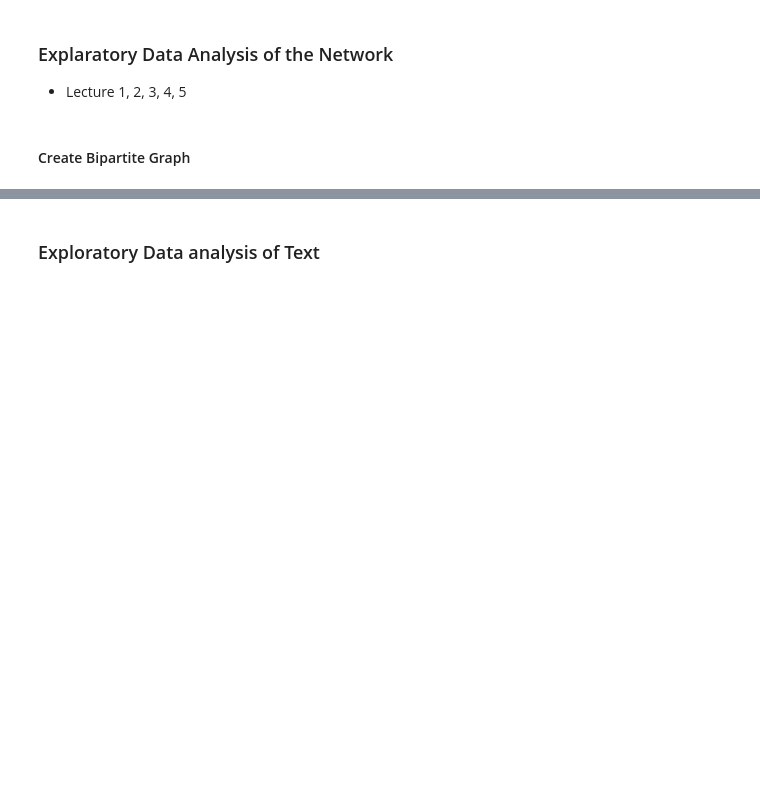
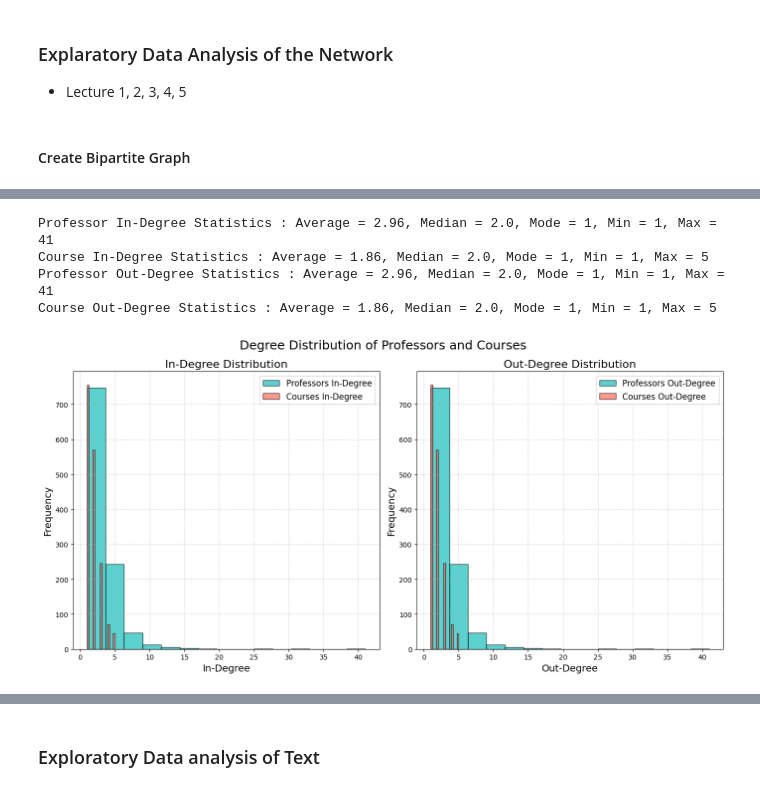
Before and after one commit to yonnaklaassen/SocialGraphs, a Jupyter notebook: final-project/main.ipynb, the cells around one changed output, grey strips where cells are left out. Saved outputs shown, nothing was run; the diff lists cells and outputs as text; code cells hidden in the pictures; blank space fills up the shorter version.

```diff
--- a/final-project/main.ipynb
+++ b/final-project/main.ipynb
@@ -293,0 +372,72 @@ Bipartite graph created with 2767 nodes and 4802 edges.
+# %%
+# Convert the bipartite graph to directed graph
+B_directed = B.to_directed()
+
+professors = {node for node, data in B_directed.nodes(data=True) if data['bipartite'] == 0}
+courses = {node for node, data in B_directed.nodes(data=True) if data['bipartite'] == 1}
+
+professor_in_degrees = [in_degrees[professor] for professor in professors]
+course_in_degrees = [in_degrees[course] for course in courses]
+professor_out_degrees = [out_degrees[professor] for professor in professors]
+course_out_degrees = [out_degrees[course] for course in courses]
+
+professor_in_avg = sum(professor_in_degrees) / len(professor_in_degrees)
+professor_in_median = statistics.median(professor_in_degrees)
+professor_in_mode = statistics.mode(professor_in_degrees)
+professor_in_min = min(professor_in_degrees)
+professor_in_max = max(professor_in_degrees)
+
+course_in_avg = sum(course_in_degrees) / len(course_in_degrees)
+course_in_median = statistics.median(course_in_degrees)
+course_in_mode = statistics.mode(course_in_degrees)
+course_in_min = min(course_in_degrees)
+course_in_max = max(course_in_degrees)
+
+professor_out_avg = sum(professor_out_degrees) / len(professor_out_degrees)
+professor_out_median = statistics.median(professor_out_degrees)
+professor_out_mode = statistics.mode(professor_out_degrees)
+professor_out_min = min(professor_out_degrees)
+professor_out_max = max(professor_out_degrees)
+
+course_out_avg = sum(course_out_degrees) / len(course_out_degrees)
+course_out_median = statistics.median(course_out_degrees)
+course_out_mode = statistics.mode(course_out_degrees)
+course_out_min = min(course_out_degrees)
+course_out_max = max(course_out_degrees)
+
+print(f"{'Professor In-Degree Statistics'} : Average = {professor_in_avg:.2f}, Median = {professor_in_median}, Mode = {professor_in_mode}, Min = {professor_in_min}, Max = {professor_in_max}")
+print(f"{'Course In-Degree Statistics'} : Average = {course_in_avg:.2f}, Median = {course_in_median}, Mode = {course_in_mode}, Min = {course_in_min}, Max = {course_in_max}")
+print(f"{'Professor Out-Degree Statistics'} : Average = {professor_out_avg:.2f}, Median = {professor_out_median}, Mode = {professor_out_mode}, Min = {professor_out_min}, Max = {professor_out_max}")
+print(f"{'Course Out-Degree Statistics'} : Average = {course_out_avg:.2f}, Median = {course_out_median}, Mode = {course_out_mode}, Min = {course_out_min}, Max = {course_out_max}")
+
+plt.figure(figsize=(14, 7))
+
+# In-Degree Distribution
+plt.subplot(1, 2, 1)
+plt.hist(professor_in_degrees, bins=15, color=blue, alpha=0.7, label='Professors In-Degree', edgecolor='black')
+plt.hist(course_in_degrees, bins=15, color=orange, alpha=0.7, label='Courses In-Degree', edgecolor='black')
+plt.legend(loc='upper right', fontsize=12)
+plt.title("In-Degree Distribution", fontsize=16)
+plt.xlabel('In-Degree', fontsize=14)
+plt.ylabel('Frequency', fontsize=14)
+plt.grid(True, linestyle='--', alpha=0.5)
+
+# Out-Degree Distribution
+plt.subplot(1, 2, 2)
+plt.hist(professor_out_degrees, bins=15, color=blue, alpha=0.7, label='Professors Out-Degree', edgecolor='black')
+plt.hist(course_out_degrees, bins=15, color=orange, alpha=0.7, label='Courses Out-Degree', edgecolor='black')
+plt.legend(loc='upper right', fontsize=12)
+plt.title("Out-Degree Distribution", fontsize=16)
+plt.xlabel('Out-Degree', fontsize=14)
+plt.ylabel('Frequency', fontsize=14)
+plt.grid(True, linestyle='--', alpha=0.5)
+
+plt.suptitle("Degree Distribution of Professors and Courses", fontsize=18)
+plt.tight_layout()
+plt.show()
+# %% [output]
+Professor In-Degree Statistics : Average = 2.96, Median = 2.0, Mode = 1, Min = 1, Max = 41
+Course In-Degree Statistics : Average = 1.86, Median = 2.0, Mode = 1, Min = 1, Max = 5
+Professor Out-Degree Statistics : Average = 2.96, Median = 2.0, Mode = 1, Min = 1, Max = 41
+Course Out-Degree Statistics : Average = 1.86, Median = 2.0, Mode = 1, Min = 1, Max = 5
+[figure, added]
```
Also changed, not shown: parts of 7 cells of this notebook, 1 other file.
